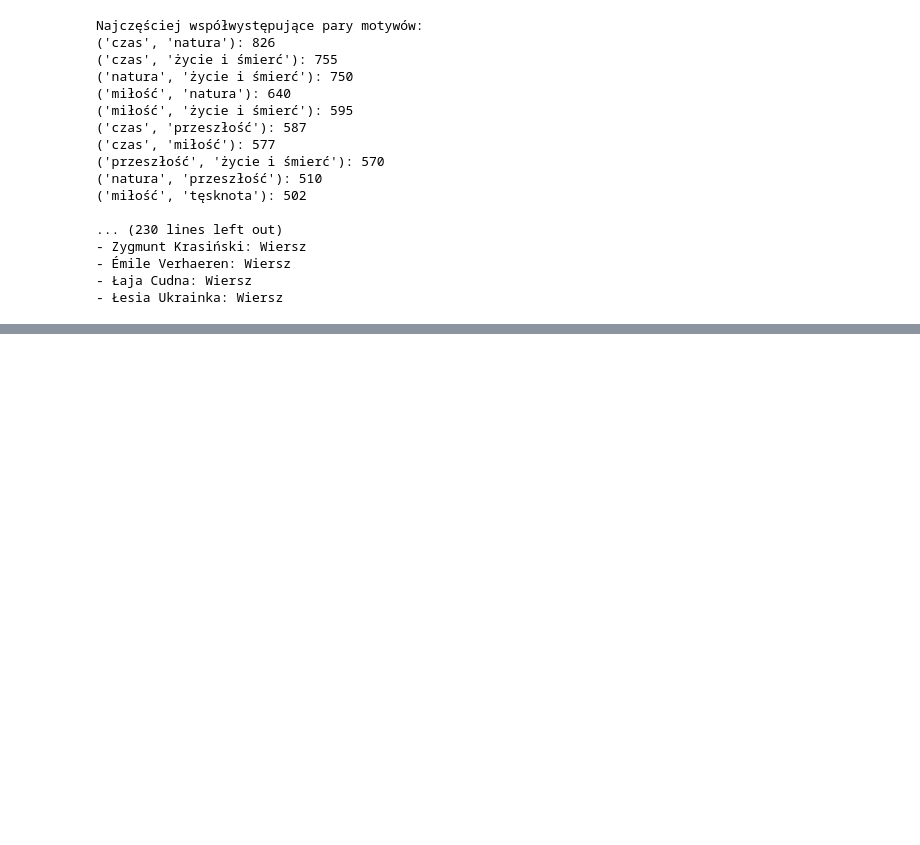
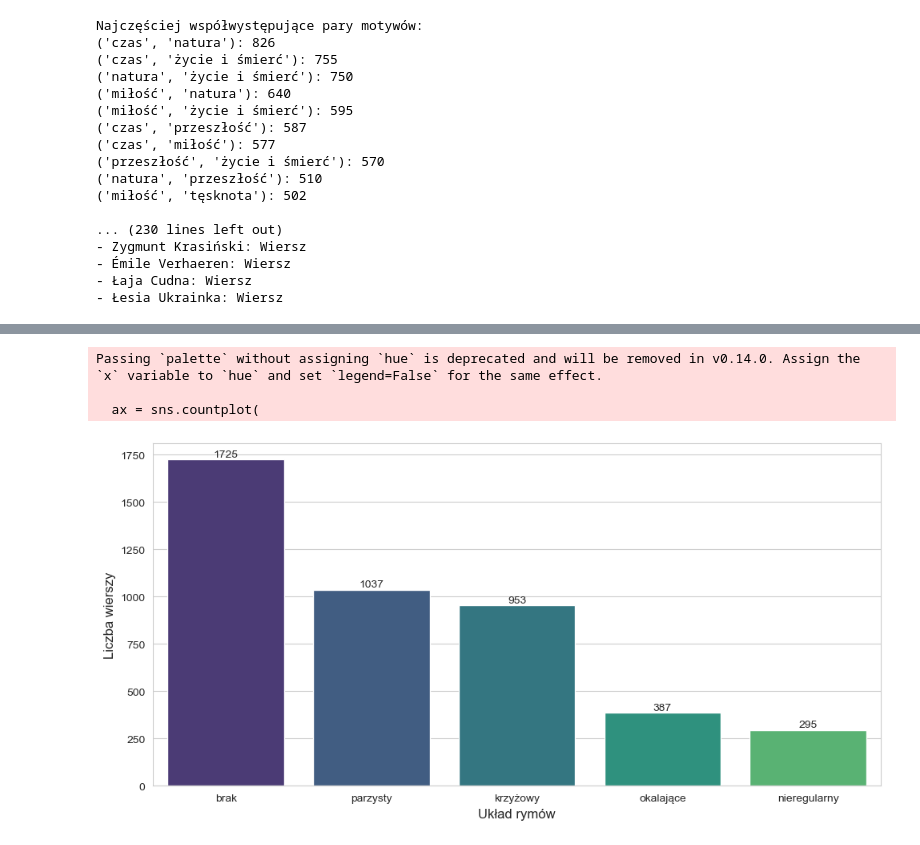
Before and after one commit to kryzin/analiza_generacja_poezja_pl, a Jupyter notebook: analysis/data/analiza.ipynb, the cells around one changed output, grey strips where cells are left out. Drawn from its saved outputs; the diff is of its cells as text; code cells hidden in the pictures; blank space fills up the shorter version.

```diff
--- a/analysis/data/analiza.ipynb
+++ b/analysis/data/analiza.ipynb
@@ -617,0 +733,33 @@ data.to_csv('analiza_poetycka.csv', index=False)
+# %%
+import seaborn as sns
+import matplotlib.pyplot as plt
+
+sns.set_style("whitegrid")
+palette = sns.color_palette("viridis", as_cmap=False)
+
+plt.figure(figsize=(10, 5))
+ax = sns.countplot(
+    data=df,
+    x='rhyme',
+    order=df['rhyme'].value_counts().index,
+    palette=palette
+)
+
+# plt.title('Rozkład układów rymów w zbiorze wierszy', fontsize=16, fontweight='bold')
+plt.xlabel('Układ rymów', fontsize=12)
+plt.ylabel('Liczba wierszy', fontsize=12)
+
+for bar in ax.patches:
+    count = int(bar.get_height())
+    ax.text(bar.get_x() + bar.get_width() / 2, count + 1, str(count),
+            ha='center', va='bottom', fontsize=10)
+
+plt.xticks(fontsize=10)
+plt.yticks(fontsize=10)
+plt.tight_layout()
+plt.show()
+# %% [output]
+Passing `palette` without assigning `hue` is deprecated and will be removed in v0.14.0. Assign the `x` variable to `hue` and set `legend=False` for the same effect.
+
+  ax = sns.countplot(
+[figure, added]
```
Also changed, not shown: parts of 24 cells of this notebook, 23 other files.
